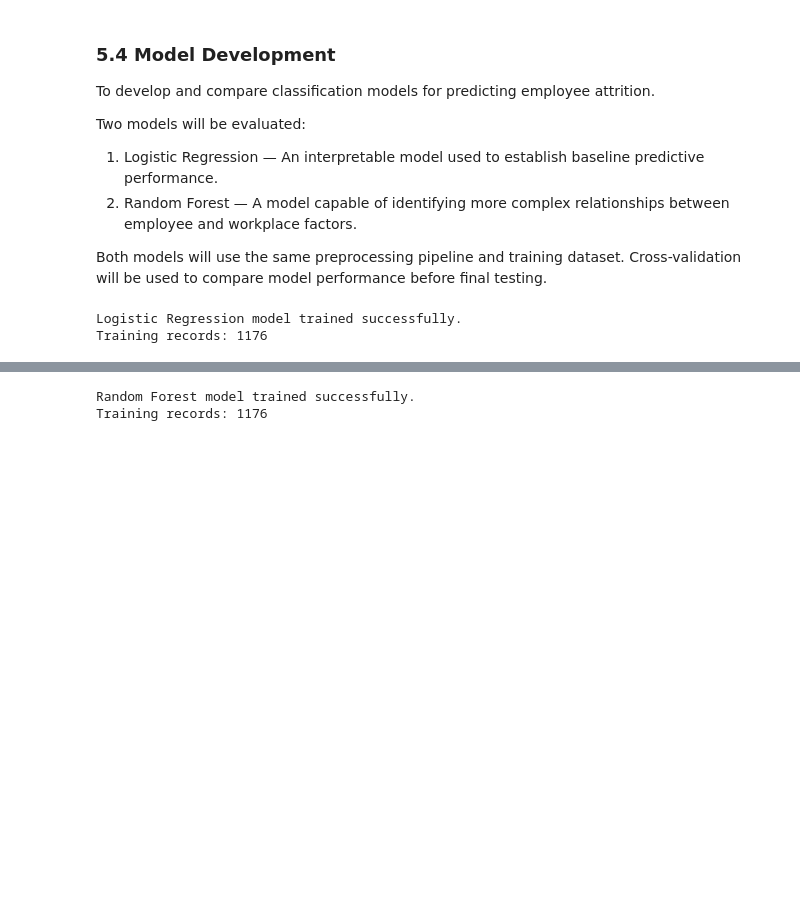
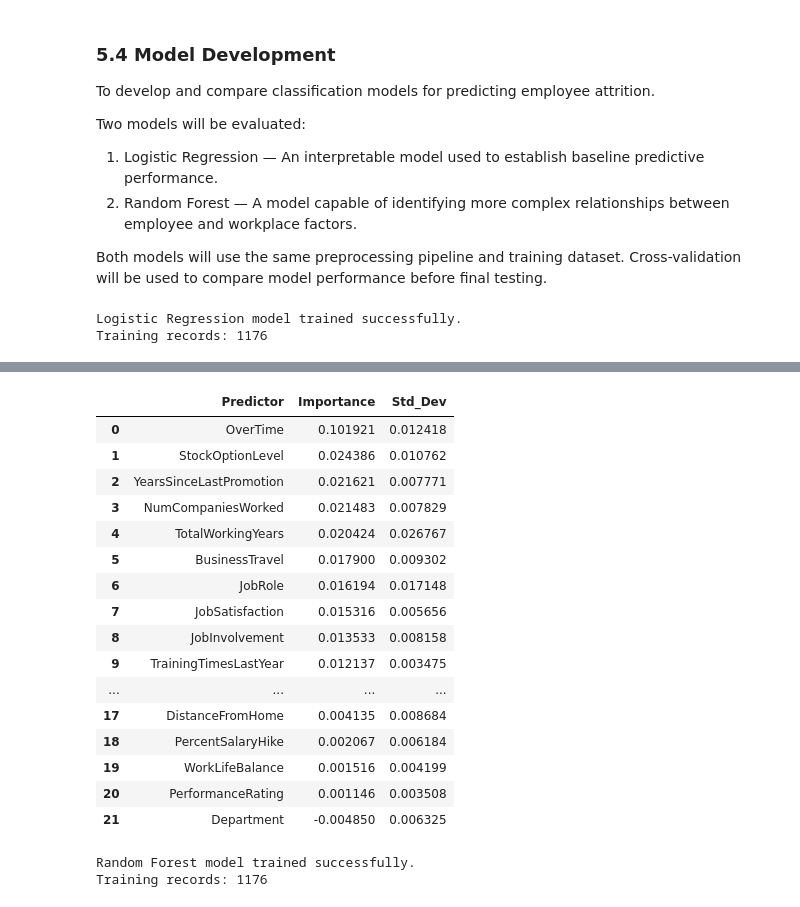
Before and after one commit to junelwc6-source/IBM-HR-Attrition-Analytics, a Jupyter notebook: IBM_HR_Attrition_Capstone.ipynb, the cells around one changed output, grey strips where cells are left out. Drawn from its saved outputs; the diff is of its cells as text; code cells hidden in the pictures; blank space fills up the shorter version.

```diff
--- a/IBM_HR_Attrition_Capstone.ipynb
+++ b/IBM_HR_Attrition_Capstone.ipynb
@@ -977,3 +1031,53 @@ Training records: 1176
+# %%
+# Section 5.4.2 - Permutation Importance
+
+import pandas as pd
+from sklearn.inspection import permutation_importance
+
+# Calculate importance using the trained Logistic Regression model
+result = permutation_importance(
+    logistic_model,
+    X_test,
+    y_test,
+    scoring="roc_auc",
+    n_repeats=10,
+    random_state=42,
+    n_jobs=-1
+)
+
+# Create importance table
+permutation_df = pd.DataFrame({
+    "Predictor": X_test.columns,
+    "Importance": result.importances_mean,
+    "Std_Dev": result.importances_std
+})
+
+# Sort from highest to lowest importance
+permutation_df = permutation_df.sort_values(
+    "Importance",
+    ascending=False
+)
+
+# Display all 22 predictors
+display(permutation_df.reset_index(drop=True))
+# %% [output]
+|  | Predictor | Importance | Std_Dev |
+| 0 | OverTime | 0.101921 | 0.012418 |
+| 1 | StockOptionLevel | 0.024386 | 0.010762 |
+| 2 | YearsSinceLastPromotion | 0.021621 | 0.007771 |
+| 3 | NumCompaniesWorked | 0.021483 | 0.007829 |
+| 4 | TotalWorkingYears | 0.020424 | 0.026767 |
+| 5 | BusinessTravel | 0.017900 | 0.009302 |
+| 6 | JobRole | 0.016194 | 0.017148 |
+| 7 | JobSatisfaction | 0.015316 | 0.005656 |
+| 8 | JobInvolvement | 0.013533 | 0.008158 |
+| 9 | TrainingTimesLastYear | 0.012137 | 0.003475 |
+| ... | ... | ... | ... |
+| 17 | DistanceFromHome | 0.004135 | 0.008684 |
+| 18 | PercentSalaryHike | 0.002067 | 0.006184 |
+| 19 | WorkLifeBalance | 0.001516 | 0.004199 |
+| 20 | PerformanceRating | 0.001146 | 0.003508 |
+| 21 | Department | -0.004850 | 0.006325 |
 # %%
 
 # Section 5.4.2 - Random Forest
```
Also changed, not shown: parts of 6 cells of this notebook.
